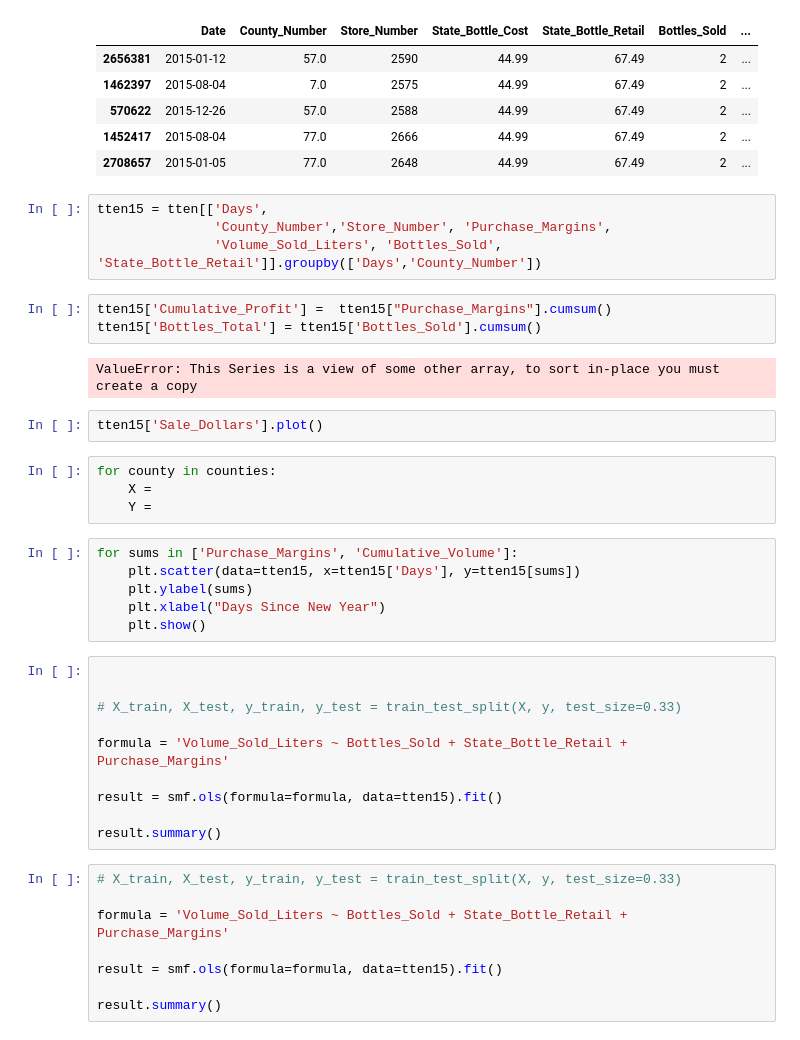
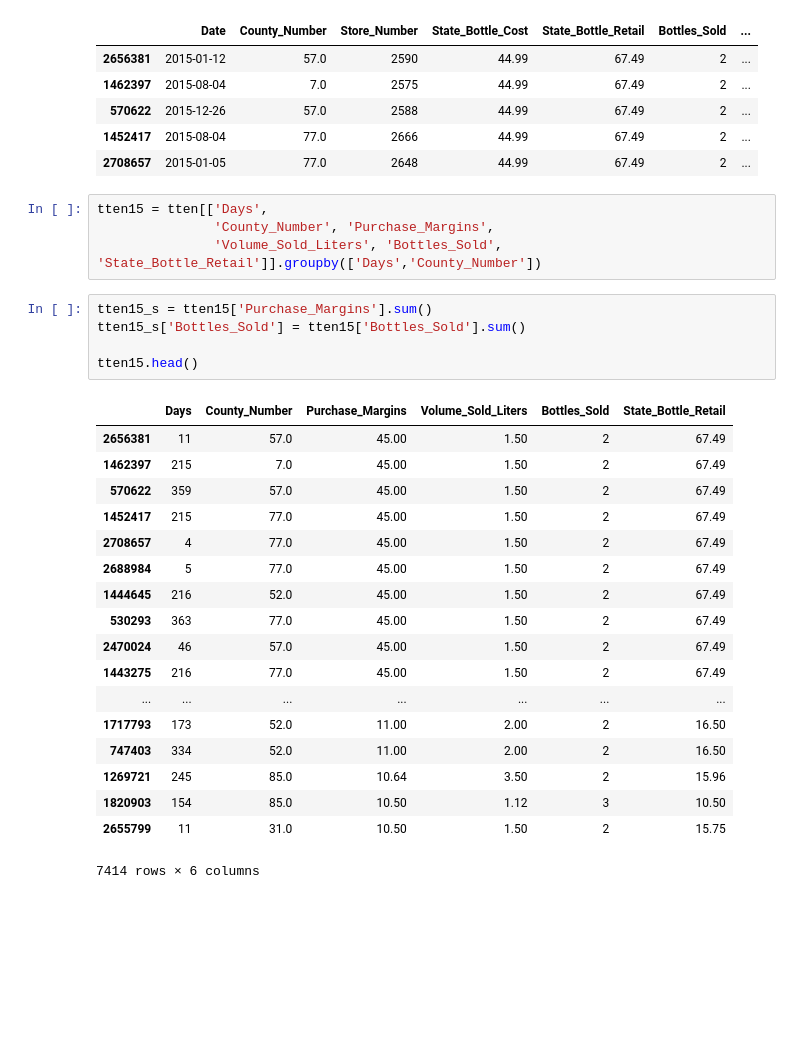
Before and after one commit to sambozek/DSI-SF-1-sebozek, a Jupyter notebook: projects/project-03/Project 3 WIP.ipynb, the cells around one changed output. Drawn from its saved outputs; the diff is of its cells as text; blank space fills up the shorter version.

```diff
--- a/projects/project-03/Project 3 WIP.ipynb
+++ b/projects/project-03/Project 3 WIP.ipynb
@@ -290,40 +281,29 @@ tten.head()
 | 2708657 | 2015-01-05 | 77.0 | 2648 | 44.99 | 67.49 | 2 | ... |
 # %%
 tten15 = tten[['Days',
-               'County_Number','Store_Number', 'Purchase_Margins',
+               'County_Number', 'Purchase_Margins',
                'Volume_Sold_Liters', 'Bottles_Sold', 'State_Bottle_Retail']].groupby(['Days','County_Number'])
-# %%
-tten15['Cumulative_Profit'] =  tten15["Purchase_Margins"].cumsum()
-tten15['Bottles_Total'] = tten15['Bottles_Sold'].cumsum()
-# %% [output]
-ValueError: This Series is a view of some other array, to sort in-place you must create a copy
-# %%
-tten15['Sale_Dollars'].plot()
-# %%
-for county in counties:
-    X =
-    Y =
-# %%
-for sums in ['Purchase_Margins', 'Cumulative_Volume']:
-    plt.scatter(data=tten15, x=tten15['Days'], y=tten15[sums])
-    plt.ylabel(sums)
-    plt.xlabel("Days Since New Year")
-    plt.show()
-# %%
-
-
-# X_train, X_test, y_train, y_test = train_test_split(X, y, test_size=0.33)
-
-formula = 'Volume_Sold_Liters ~ Bottles_Sold + State_Bottle_Retail + Purchase_Margins'
-
-result = smf.ols(formula=formula, data=tten15).fit()
-
-result.summary()
-# %%
-# X_train, X_test, y_train, y_test = train_test_split(X, y, test_size=0.33)
-
-formula = 'Volume_Sold_Liters ~ Bottles_Sold + State_Bottle_Retail + Purchase_Margins'
-
-result = smf.ols(formula=formula, data=tten15).fit()
-
-result.summary()
+# %%
+tten15_s = tten15['Purchase_Margins'].sum()
+tten15_s['Bottles_Sold'] = tten15['Bottles_Sold'].sum()
+
+tten15.head()
+# %% [output]
+|  | Days | County_Number | Purchase_Margins | Volume_Sold_Liters | Bottles_Sold | State_Bottle_Retail |
+| 2656381 | 11 | 57.0 | 45.00 | 1.50 | 2 | 67.49 |
+| 1462397 | 215 | 7.0 | 45.00 | 1.50 | 2 | 67.49 |
+| 570622 | 359 | 57.0 | 45.00 | 1.50 | 2 | 67.49 |
+| 1452417 | 215 | 77.0 | 45.00 | 1.50 | 2 | 67.49 |
+| 2708657 | 4 | 77.0 | 45.00 | 1.50 | 2 | 67.49 |
+| 2688984 | 5 | 77.0 | 45.00 | 1.50 | 2 | 67.49 |
+| 1444645 | 216 | 52.0 | 45.00 | 1.50 | 2 | 67.49 |
+| 530293 | 363 | 77.0 | 45.00 | 1.50 | 2 | 67.49 |
+| 2470024 | 46 | 57.0 | 45.00 | 1.50 | 2 | 67.49 |
+| 1443275 | 216 | 77.0 | 45.00 | 1.50 | 2 | 67.49 |
+| ... | ... | ... | ... | ... | ... | ... |
+| 1717793 | 173 | 52.0 | 11.00 | 2.00 | 2 | 16.50 |
+| 747403 | 334 | 52.0 | 11.00 | 2.00 | 2 | 16.50 |
+| 1269721 | 245 | 85.0 | 10.64 | 3.50 | 2 | 15.96 |
+| 1820903 | 154 | 85.0 | 10.50 | 1.12 | 3 | 10.50 |
+| 2655799 | 11 | 31.0 | 10.50 | 1.50 | 2 | 15.75 |
+7414 rows × 6 columns
```
Also changed, not shown: parts of 27 cells of this notebook.
